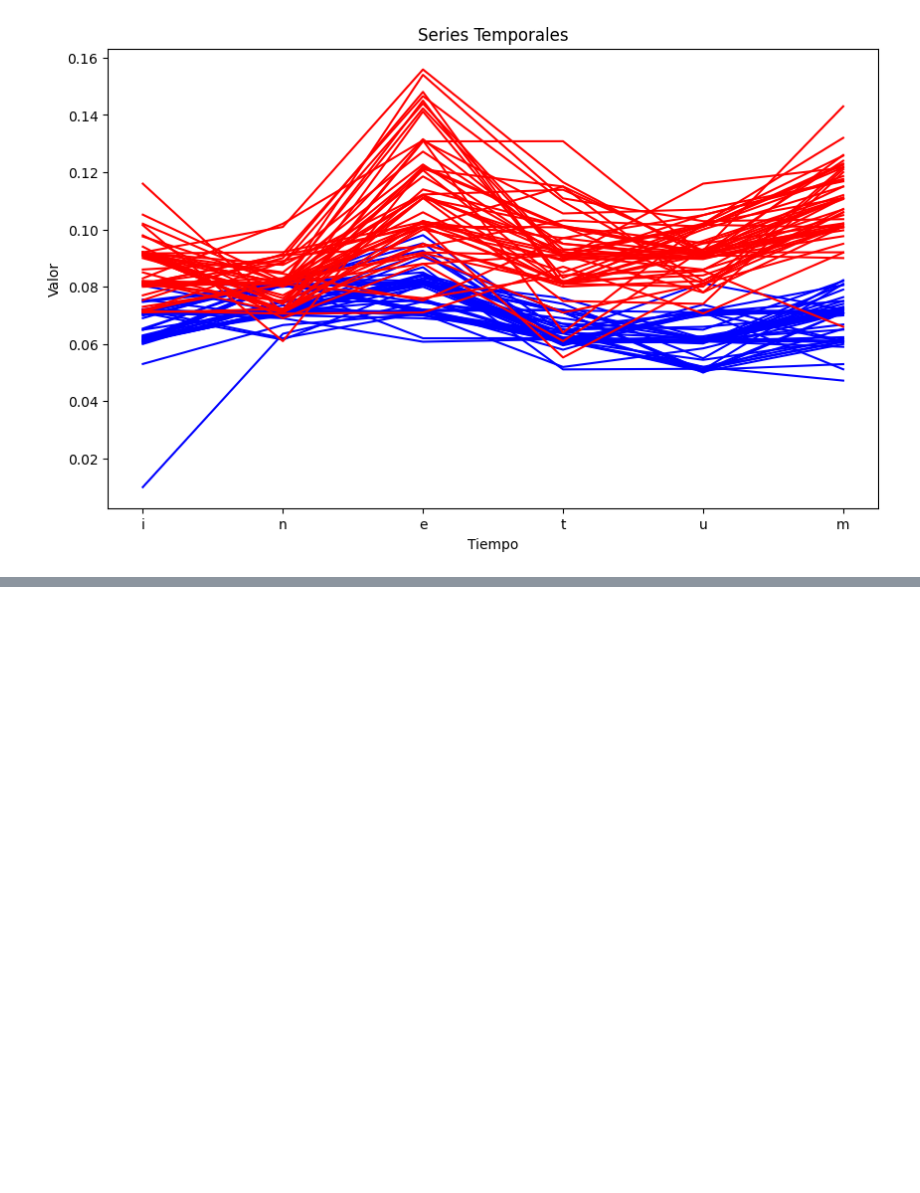
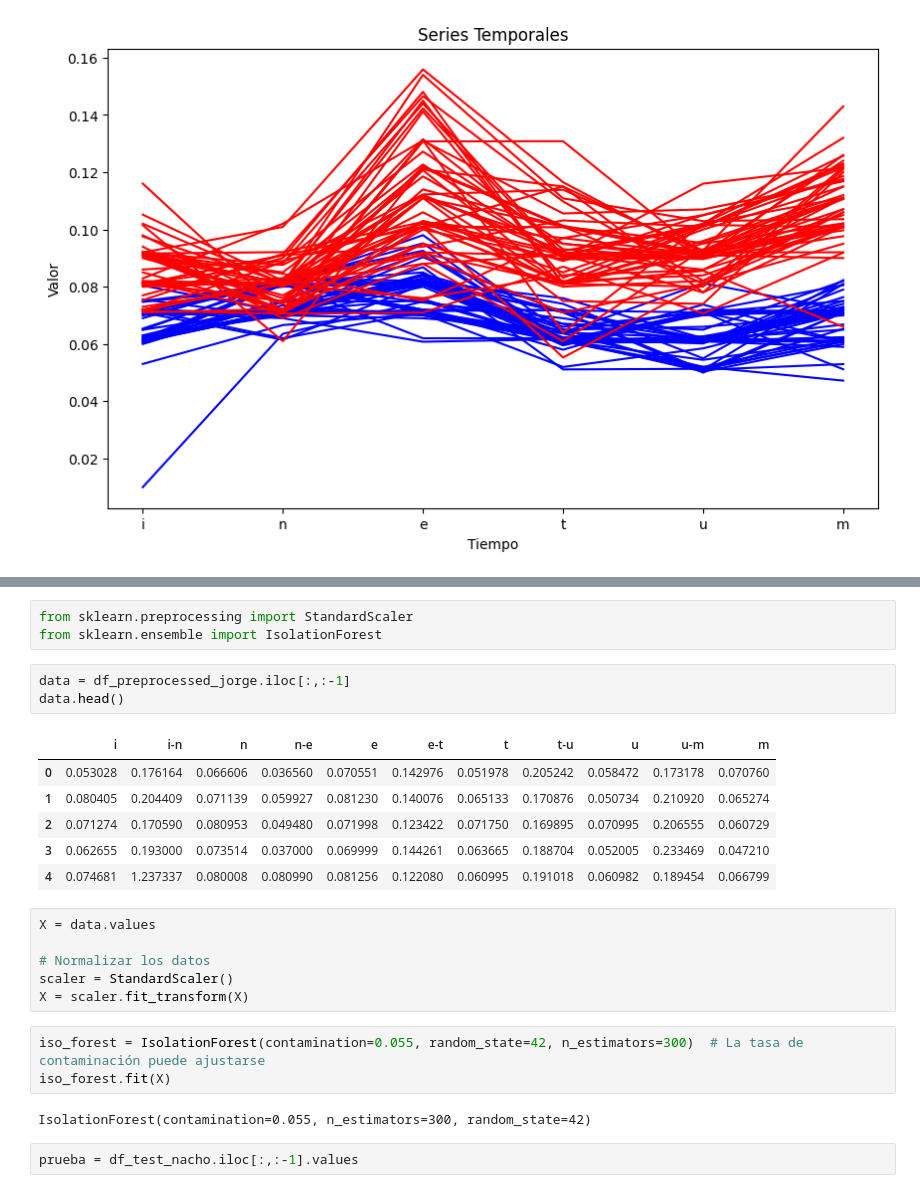
Before and after one commit to jorgesaenzdemiera/Key-Security, a Jupyter notebook: code/clasification.ipynb, the cells around one changed output, grey strips where cells are left out. Cells and saved outputs as stored; diff of their text form; blank space fills up the shorter version.

```diff
--- a/code/clasification.ipynb
+++ b/code/clasification.ipynb
@@ -145,0 +163,26 @@ comparar_series(df_letras_jorge, df_letras_nacho)
+# %%
+from sklearn.preprocessing import StandardScaler
+from sklearn.ensemble import IsolationForest
+# %%
+data = df_preprocessed_jorge.iloc[:,:-1]
+data.head()
+# %% [output]
+|  | i | i-n | n | n-e | e | e-t | t | t-u | u | u-m | m |
+| 0 | 0.053028 | 0.176164 | 0.066606 | 0.036560 | 0.070551 | 0.142976 | 0.051978 | 0.205242 | 0.058472 | 0.173178 | 0.070760 |
+| 1 | 0.080405 | 0.204409 | 0.071139 | 0.059927 | 0.081230 | 0.140076 | 0.065133 | 0.170876 | 0.050734 | 0.210920 | 0.065274 |
+| 2 | 0.071274 | 0.170590 | 0.080953 | 0.049480 | 0.071998 | 0.123422 | 0.071750 | 0.169895 | 0.070995 | 0.206555 | 0.060729 |
+| 3 | 0.062655 | 0.193000 | 0.073514 | 0.037000 | 0.069999 | 0.144261 | 0.063665 | 0.188704 | 0.052005 | 0.233469 | 0.047210 |
+| 4 | 0.074681 | 1.237337 | 0.080008 | 0.080990 | 0.081256 | 0.122080 | 0.060995 | 0.191018 | 0.060982 | 0.189454 | 0.066799 |
+# %%
+X = data.values
+
+# Normalizar los datos
+scaler = StandardScaler()
+X = scaler.fit_transform(X)
+# %%
+iso_forest = IsolationForest(contamination=0.055, random_state=42, n_estimators=300)  # La tasa de contaminación puede ajustarse
+iso_forest.fit(X)
+# %% [output]
+IsolationForest(contamination=0.055, n_estimators=300, random_state=42)
+# %%
+prueba = df_test_nacho.iloc[:,:-1].values
```
Also changed, not shown: parts of 9 cells of this notebook.
